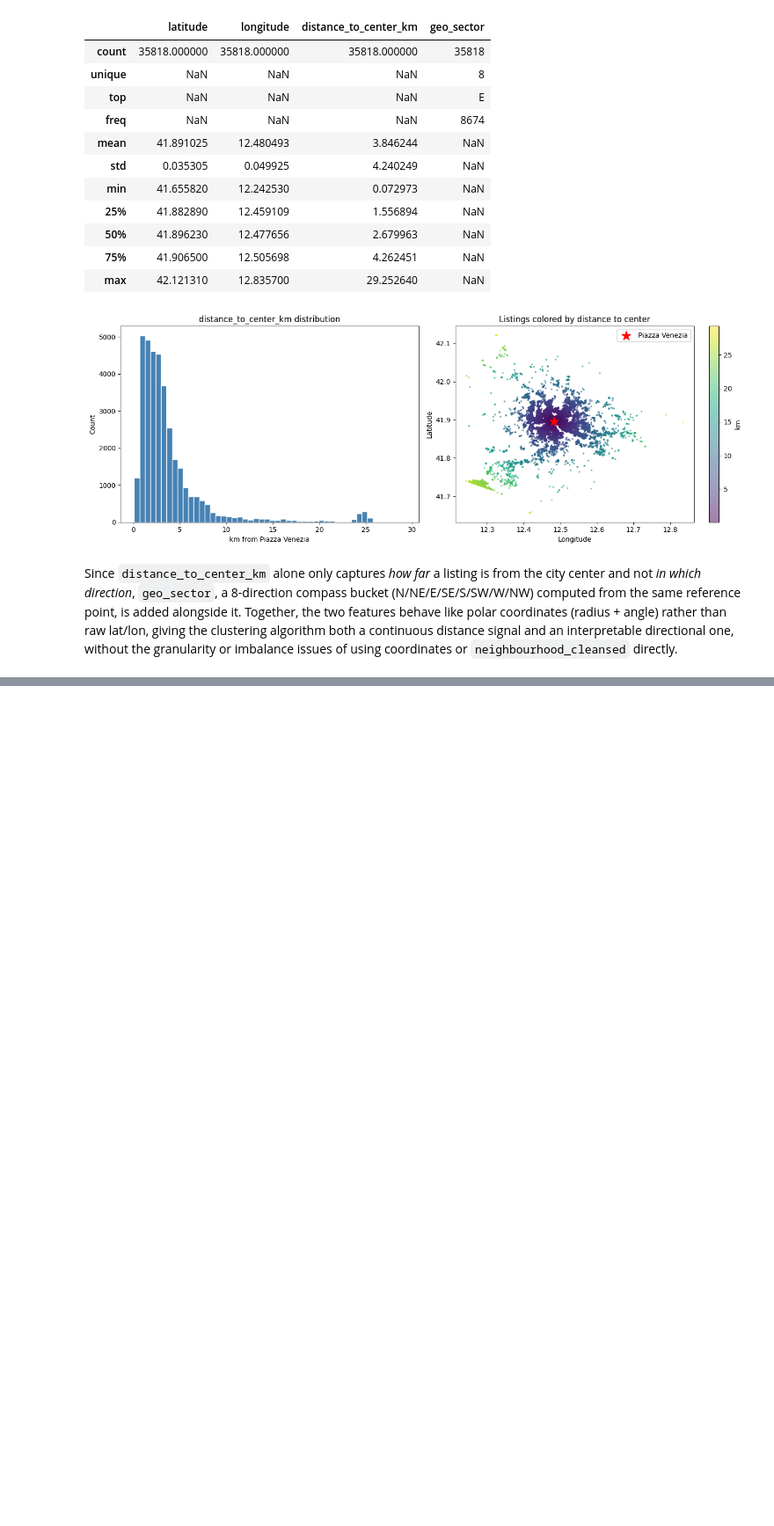
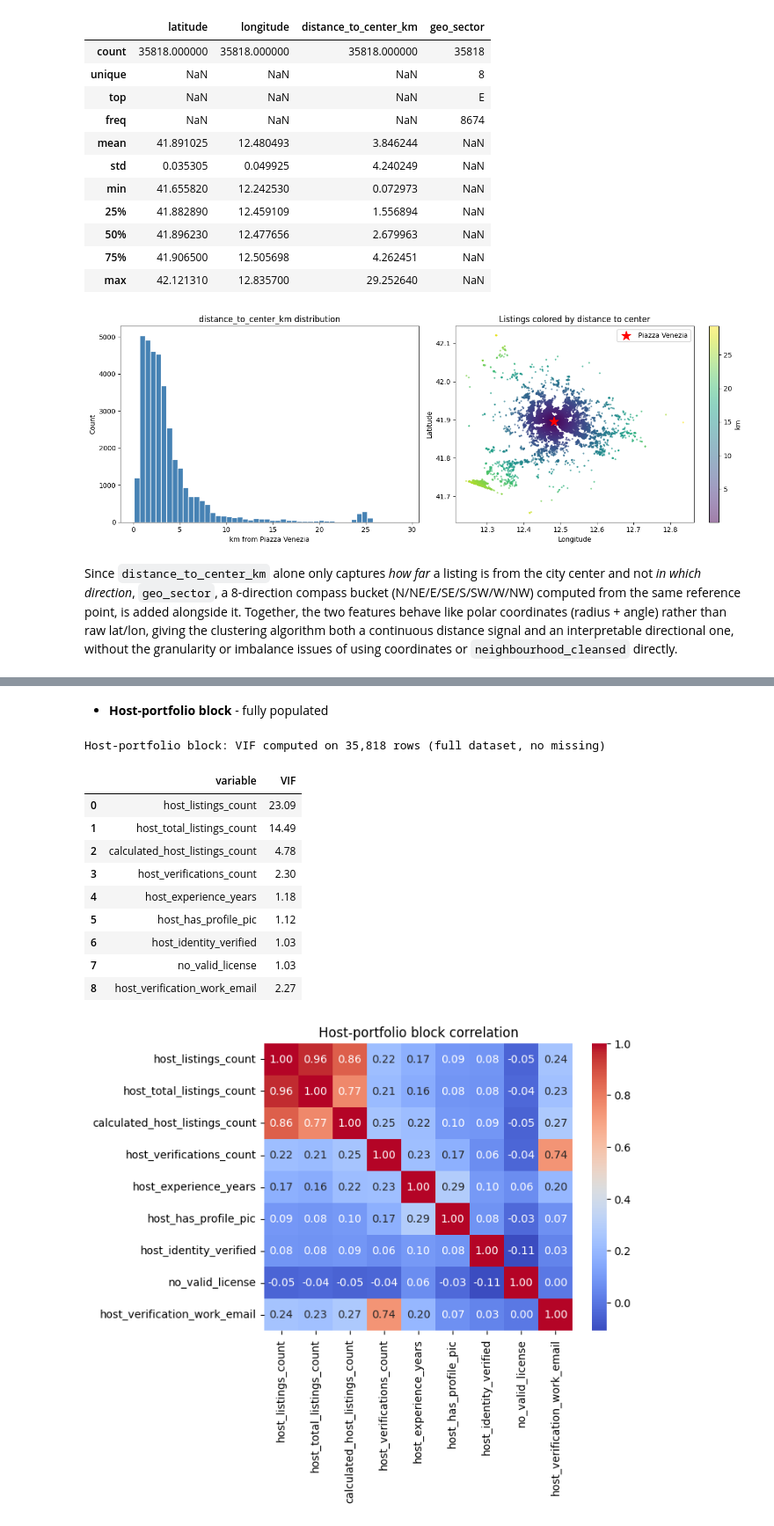
Before and after one commit to pln6/airbnb-market-segmentation-analysis, a Jupyter notebook: notebooks/02_feature_engineering.ipynb, the cells around one changed output, grey strips where cells are left out. Shown at 88% size. Drawn from its saved outputs; the diff is of its cells as text; code cells hidden in the pictures; blank space fills up the shorter version.

```diff
--- a/notebooks/02_feature_engineering.ipynb
+++ b/notebooks/02_feature_engineering.ipynb
@@ -320,0 +373,31 @@ Since `distance_to_center_km` alone only captures *how far* a listing is from th
+# %% [markdown]
+- **Host-portfolio block** - fully populated
+# %%
+host_prof_cols = [
+    'host_listings_count', 'host_total_listings_count', 'calculated_host_listings_count',
+    'host_verifications_count', 'host_experience_years', 'host_has_profile_pic',
+    'host_identity_verified', 'no_valid_license', 'host_verification_work_email'
+]
+
+host_corr = listings_clean[host_prof_cols].corr()
+host_vif, host_X = compute_vif_centered(listings_clean, host_prof_cols)
+
+print(f"Host-portfolio block: VIF computed on {len(host_X):,} rows (full dataset, no missing)")
+display(host_vif.round(2))
+
+# visualize correlations
+sns.heatmap(host_corr, annot=True, fmt='.2f', cmap='coolwarm')
+plt.title('Host-portfolio block correlation');
+# %% [output]
+Host-portfolio block: VIF computed on 35,818 rows (full dataset, no missing)
+|  | variable | VIF |
+| 0 | host_listings_count | 23.09 |
+| 1 | host_total_listings_count | 14.49 |
+| 2 | calculated_host_listings_count | 4.78 |
+| 3 | host_verifications_count | 2.30 |
+| 4 | host_experience_years | 1.18 |
+| 5 | host_has_profile_pic | 1.12 |
+| 6 | host_identity_verified | 1.03 |
+| 7 | no_valid_license | 1.03 |
+| 8 | host_verification_work_email | 2.27 |
+[figure, added]
```
Also changed, not shown: parts of 7 cells of this notebook.
